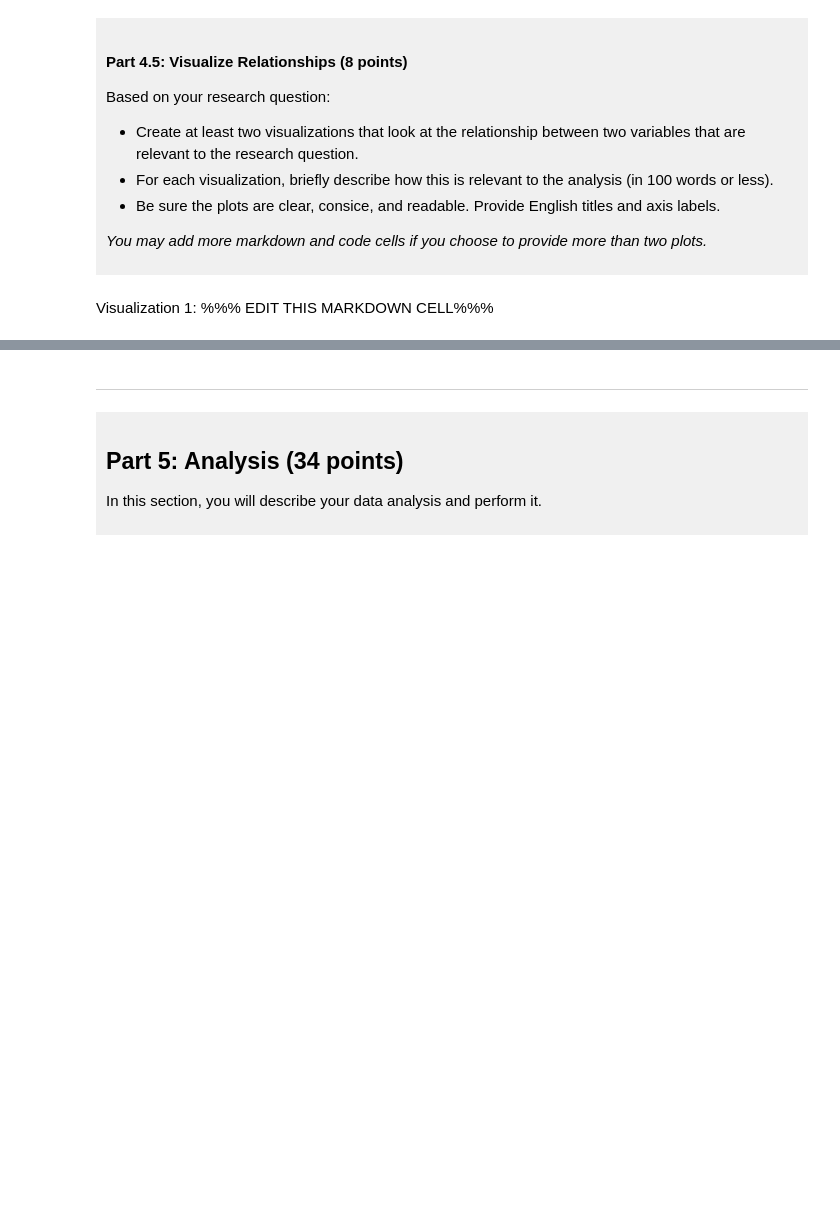
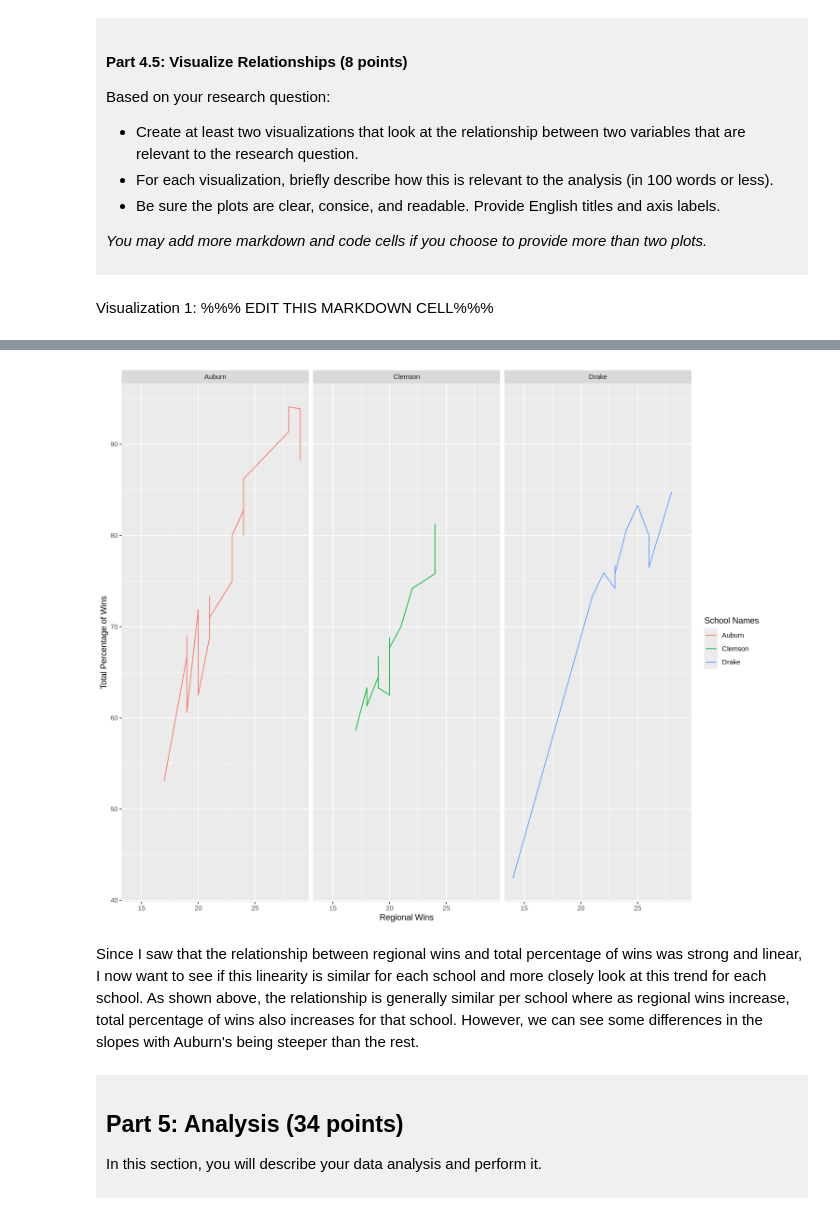
Before and after one commit to ksadani2006-afk/dsci-100-project-karma-elsaadani, a Jupyter notebook: dsci-100-project-notebook.ipynb, the cells around one changed output, grey strips where cells are left out. Saved outputs shown, nothing was run; the diff lists cells and outputs as text; code cells hidden in the pictures; blank space fills up the shorter version.

```diff
--- a/dsci-100-project-notebook.ipynb
+++ b/dsci-100-project-notebook.ipynb
@@ -322,7 +416,16 @@ Visualization 2: %%% EDIT THIS MARKDOWN CELL%%%
 # %%
-### EDIT THIS CODE CELL FOR VISUALIZATION 2###
+reg_wins_by_total_pct <- ggplot(final_tidy_diverse_data) +
+    geom_line(aes(x = reg_wins, y = total_wins_pct, colour = school)) +
+   labs(colour = "School Names") +
+    xlab("Regional Wins") +
+    ylab("Total Percentage of Wins") +
+    facet_grid(cols = vars(school))
+options(repr.plot.width = 12, repr.plot.height = 10)
+reg_wins_by_total_pct
+# %% [output]
+[figure, added]
 # %% [markdown]
-------
+Since I saw that the relationship between regional wins and total percentage of wins was strong and linear, I now want to see if this linearity is similar for each school and more closely look at this trend for each school. As shown above, the relationship is generally similar per school where as regional wins increase, total percentage of wins also increases for that school. However, we can see some differences in the slopes with Auburn's being steeper than the rest.
 # %% [markdown]
 <div style="background-color: #f0f0f0; padding: 10px;">
 
```
Also changed, not shown: parts of 12 cells of this notebook.
